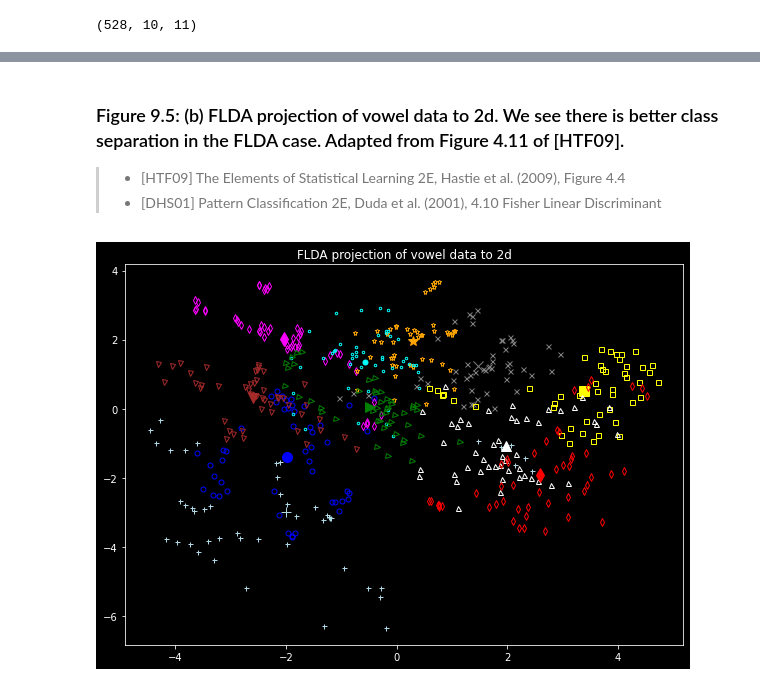
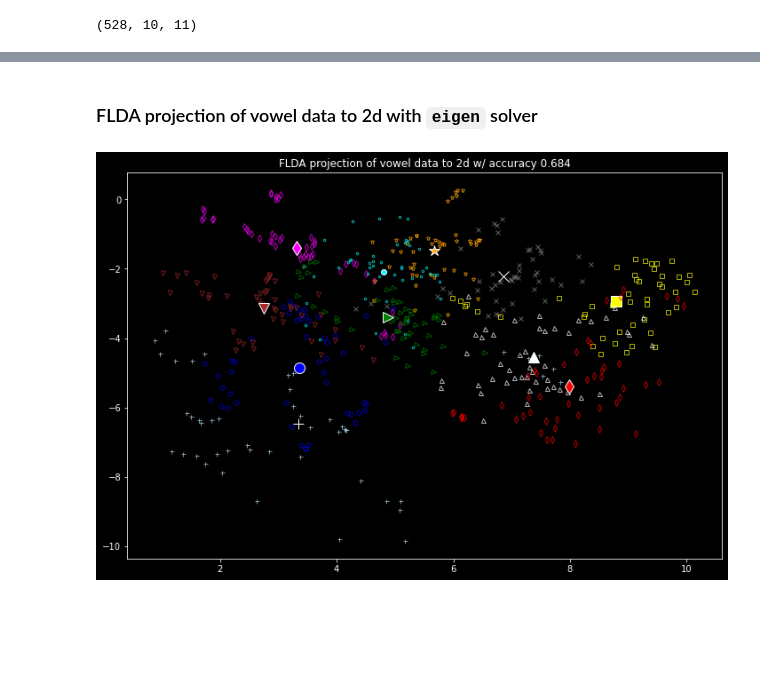
Before and after one commit to chofchof/probml, a Jupyter notebook: notebooks/book1/09/fisher_discrim_vowel.ipynb, the cells around one changed output, grey strips where cells are left out. Cells and saved outputs as stored; diff of their text form; code cells hidden in the pictures; blank space fills up the shorter version.

```diff
--- a/notebooks/book1/09/fisher_discrim_vowel.ipynb
+++ b/notebooks/book1/09/fisher_discrim_vowel.ipynb
@@ -35,4 +37,7 @@ nsamples, ndims, nclasses
 # %%
+# n_components
+K = 2
+
 # PCA projection
 from sklearn.decomposition import PCA
 pca = PCA(n_components=K)
@@ -41,13 +46,26 @@ X_pca[:,1] *= -1 # make it look like the Hastie figure
 muC2d_pca = pca.transform(muC)
 muC2d_pca[:,1] *= -1 # make it look like the Hastie figure
 
+# Fischer's LDA projection
+from sklearn.discriminant_analysis import LinearDiscriminantAnalysis
+flda = LinearDiscriminantAnalysis(n_components=K)
+X_flda = flda.fit_transform(X, y)
+muC2d_flda = flda.transform(muC)
+
+fig, (ax1, ax2) = plt.subplots(ncols=2, figsize=(12,5))
+
+ax1.set_title('(a) PCA projection of vowel data to 2d')
+ax2.set_title('(b) FLDA projection of vowel data to 2d')
+
 colors = ['lightblue', 'blue', 'brown', 'magenta', 'orange', 'cyan', 'gray', 'yellow', 'white', 'red', 'green']
 symbols = "+ovd*.xs^d><ph"
 
-_, ax = plt.subplots(figsize=(10,7))
 for c in range(nclasses):
     ndx = np.where(y == (c + 1))
-    ax.plot(X_pca[ndx, 0], X_pca[ndx, 1], symbols[c], color=colors[c], markersize=5, fillstyle='none')
-    ax.plot(muC2d_pca[c, 0], muC2d_pca[c, 1], symbols[c], color=colors[c], markersize=10)
-ax.set_title('PCA projection of vowel data to 2d');
+    ax1.plot(X_pca[ndx, 0], X_pca[ndx, 1], symbols[c], color=colors[c], markersize=5, fillstyle='none', alpha=0.5)
+    ax1.plot(muC2d_pca[c, 0], muC2d_pca[c, 1], symbols[c], color=colors[c], markersize=10, markeredgecolor='white')
+    ax2.plot(X_flda[ndx, 0], X_flda[ndx, 1], symbols[c], color=colors[c], markersize=5, fillstyle='none', alpha=0.5)
+    ax2.plot(muC2d_flda[c, 0], muC2d_flda[c, 1], symbols[c], color=colors[c], markersize=10, markeredgecolor='white')
+
+fig.tight_layout()
 # %% [output]
@@ -55,20 +73,17 @@ ax.set_title('PCA projection of vowel data to 2d');
-# %% [markdown]
-### Figure 9.5: (b) FLDA projection of vowel data to 2d. We see there is better class separation in the FLDA case. Adapted from Figure 4.11 of [HTF09].
-
-> - [HTF09] The Elements of Statistical Learning 2E, Hastie et al. (2009), Figure 4.4
-> - [DHS01] Pattern Classification 2E, Duda et al. (2001), 4.10 Fisher Linear Discriminant
+# %% [markdown]
+### FLDA projection of vowel data to 2d with `eigen` solver
 # %%
-# Fischer LDA projection
-from sklearn.discriminant_analysis import LinearDiscriminantAnalysis
-flda = LinearDiscriminantAnalysis(n_components=K)
-X_flda = flda.fit_transform(X, y)
-muC2d_flda = flda.transform(muC)
+# Fischer's LDA projection w/ solver='eigen'
+clf = LinearDiscriminantAnalysis(solver='eigen', n_components=K)
+X_trans = clf.fit_transform(X, y)
+muC_trans = clf.transform(muC)
 
-_, ax = plt.subplots(figsize=(10,7))
+_, ax = plt.subplots(figsize=(12,8))
+
 for c in range(nclasses):
     ndx = np.where(y == (c + 1))
-    ax.plot(X_flda[ndx, 0], X_flda[ndx, 1], symbols[c], color=colors[c], markersize=5, fillstyle='none')
-    ax.plot(muC2d_flda[c, 0], muC2d_flda[c, 1], symbols[c], color=colors[c], markersize=10)
-ax.set_title('FLDA projection of vowel data to 2d');
+    ax.plot(X_trans[ndx, 0], X_trans[ndx, 1], symbols[c], color=colors[c], markersize=5, fillstyle='none', alpha=0.7)
+    ax.plot(muC_trans[c, 0], muC_trans[c, 1], symbols[c], color=colors[c], markersize=12, markeredgecolor='white')
+ax.set_title(f"FLDA projection of vowel data to 2d w/ accuracy {clf.score(X, y):.3f}");
 # %% [output]
-[figure, old version]
+[figure, new version]
```
Also changed, not shown: parts of 3 cells of this notebook.
